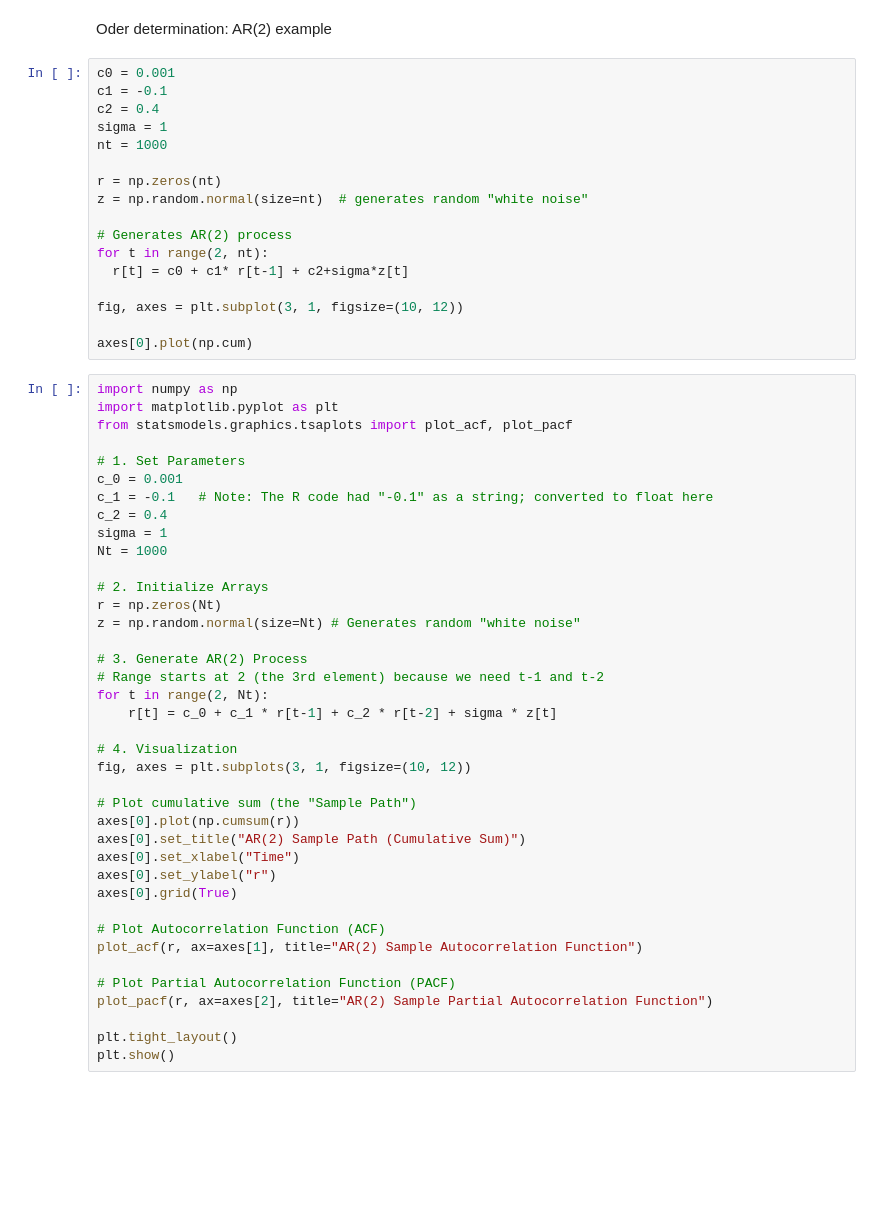
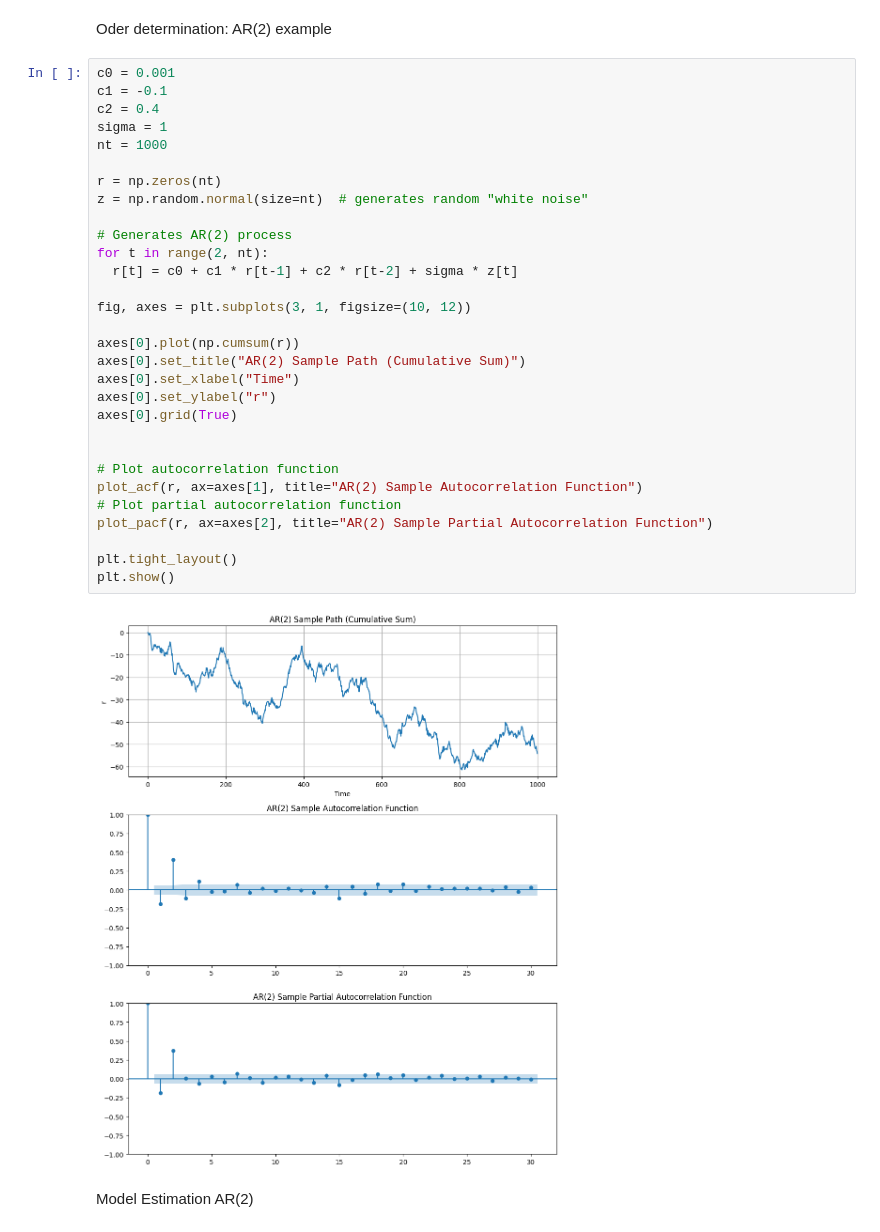
Before and after one commit to 1021114Carlos/MIT_MM_Finance, a Jupyter notebook: Courses/Mathematical_Methods_Quantitative_Finance/M3_Time_Series_Data_and_Models.ipynb, the cells around one changed output. Saved outputs shown, nothing was run; the diff lists cells and outputs as text; blank space fills up the shorter version.

```diff
--- a/Courses/Mathematical_Methods_Quantitative_Finance/M3_Time_Series_Data_and_Models.ipynb
+++ b/Courses/Mathematical_Methods_Quantitative_Finance/M3_Time_Series_Data_and_Models.ipynb
@@ -11,56 +15,34 @@ Oder determination: AR(2) example
 # %%
 c0 = 0.001
 c1 = -0.1
 c2 = 0.4
 sigma = 1
 nt = 1000
 
 r = np.zeros(nt)
 z = np.random.normal(size=nt)  # generates random "white noise"
 
 # Generates AR(2) process
 for t in range(2, nt):
-  r[t] = c0 + c1* r[t-1] + c2+sigma*z[t]
+  r[t] = c0 + c1 * r[t-1] + c2 * r[t-2] + sigma * z[t]
 
-fig, axes = plt.subplot(3, 1, figsize=(10, 12))
+fig, axes = plt.subplots(3, 1, figsize=(10, 12))
 
-axes[0].plot(np.cum)
+axes[0].plot(np.cumsum(r))
+axes[0].set_title("AR(2) Sample Path (Cumulative Sum)")
+axes[0].set_xlabel("Time")
+axes[0].set_ylabel("r")
+axes[0].grid(True)
+
+
+# Plot autocorrelation function
+plot_acf(r, ax=axes[1], title="AR(2) Sample Autocorrelation Function")
+# Plot partial autocorrelation function
+plot_pacf(r, ax=axes[2], title="AR(2) Sample Partial Autocorrelation Function")
+
+plt.tight_layout()
+plt.show()
+# %% [output]
+[figure, added]
-# %%
-import numpy as np
-import matplotlib.pyplot as plt
-from statsmodels.graphics.tsaplots import plot_acf, plot_pacf
-
-# 1. Set Parameters
-c_0 = 0.001
-c_1 = -0.1   # Note: The R code had "-0.1" as a string; converted to float here
-c_2 = 0.4
-sigma = 1
-Nt = 1000
-
-# 2. Initialize Arrays
-r = np.zeros(Nt)
-z = np.random.normal(size=Nt) # Generates random "white noise"
-
-# 3. Generate AR(2) Process
-# Range starts at 2 (the 3rd element) because we need t-1 and t-2
-for t in range(2, Nt):
-    r[t] = c_0 + c_1 * r[t-1] + c_2 * r[t-2] + sigma * z[t]
-
-# 4. Visualization
-fig, axes = plt.subplots(3, 1, figsize=(10, 12))
-
-# Plot cumulative sum (the "Sample Path")
-axes[0].plot(np.cumsum(r))
-axes[0].set_title("AR(2) Sample Path (Cumulative Sum)")
-axes[0].set_xlabel("Time")
-axes[0].set_ylabel("r")
-axes[0].grid(True)
-
-# Plot Autocorrelation Function (ACF)
-plot_acf(r, ax=axes[1], title="AR(2) Sample Autocorrelation Function")
-
-# Plot Partial Autocorrelation Function (PACF)
-plot_pacf(r, ax=axes[2], title="AR(2) Sample Partial Autocorrelation Function")
-
-plt.tight_layout()
-plt.show()
+# %% [markdown]
+Model Estimation AR(2)
```
Also changed, not shown: parts of 6 cells of this notebook.
